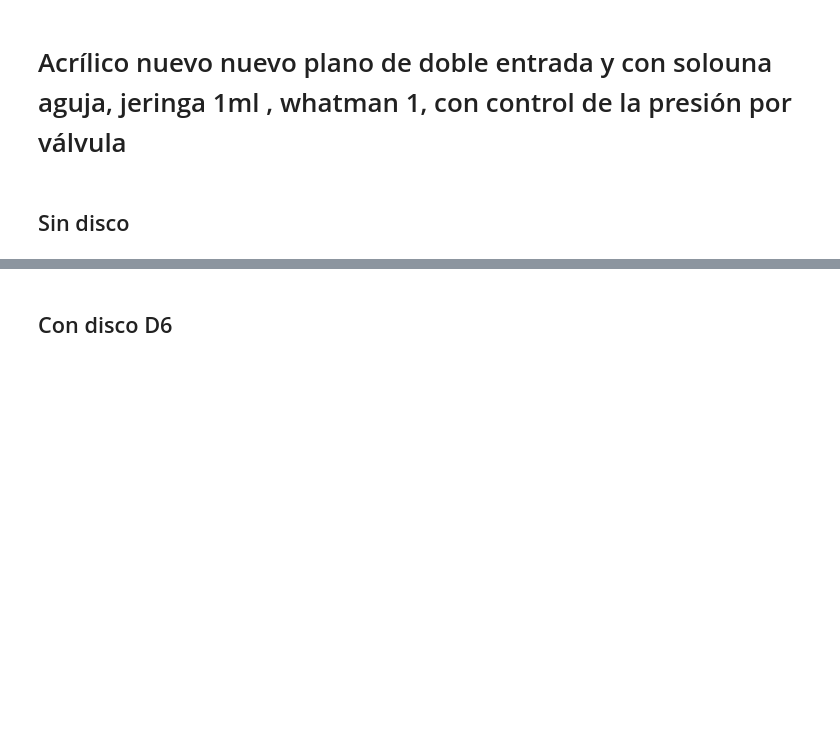
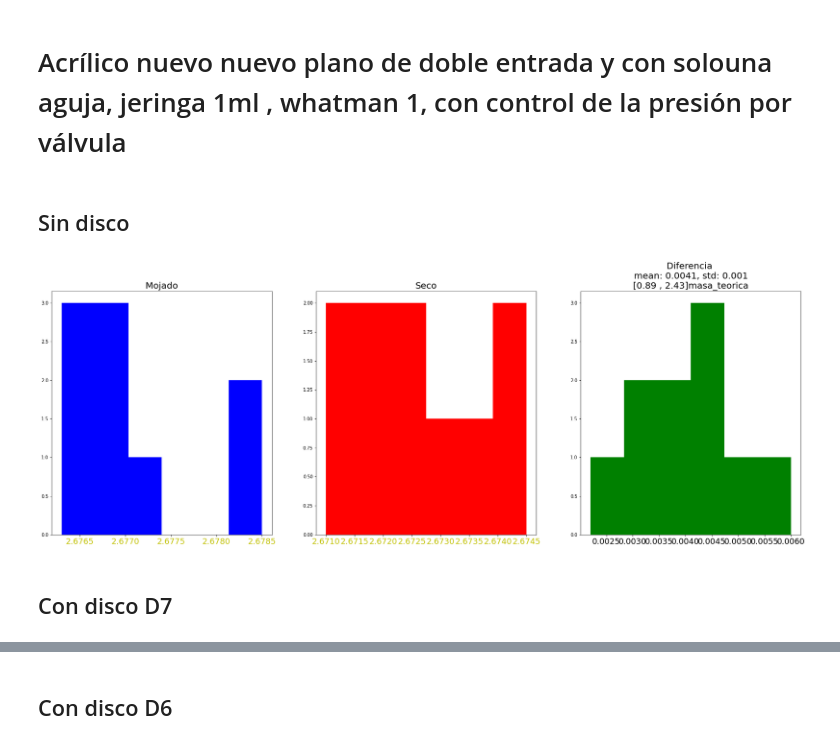
Before and after one commit to And2300/Trash, a Jupyter notebook: Experimento3.ipynb, the cells around one changed output, grey strips where cells are left out. Saved outputs shown, nothing was run; the diff lists cells and outputs as text; code cells hidden in the pictures; blank space fills up the shorter version.

```diff
--- a/Experimento3.ipynb
+++ b/Experimento3.ipynb
@@ -93,2 +88,9 @@ listasd2 = [2.1664,2.1666,2.1686,2.1687,2.1685,2.1666,2.1681,2.1674,2.1673,2.167
+# %%
+listasd1 = [2.6745,2.6736,2.6725,2.6710,2.6715,2.6743,2.6718,2.6728,2.6721,2.6726]
+listasd2 = [2.6767,2.6769,2.6785,2.6740,2.6764,2.6783,2.6763,2.6767,2.6764,2.6772]
 # %%
-#plot_hist(listasd2,listasd1, alpha=2)
+plot_hist(listasd2,listasd1, alpha=2)
+# %% [output]
+[figure, added]
+# %% [markdown]
+## Con disco D7
```
Also changed, not shown: parts of 13 cells of this notebook.
